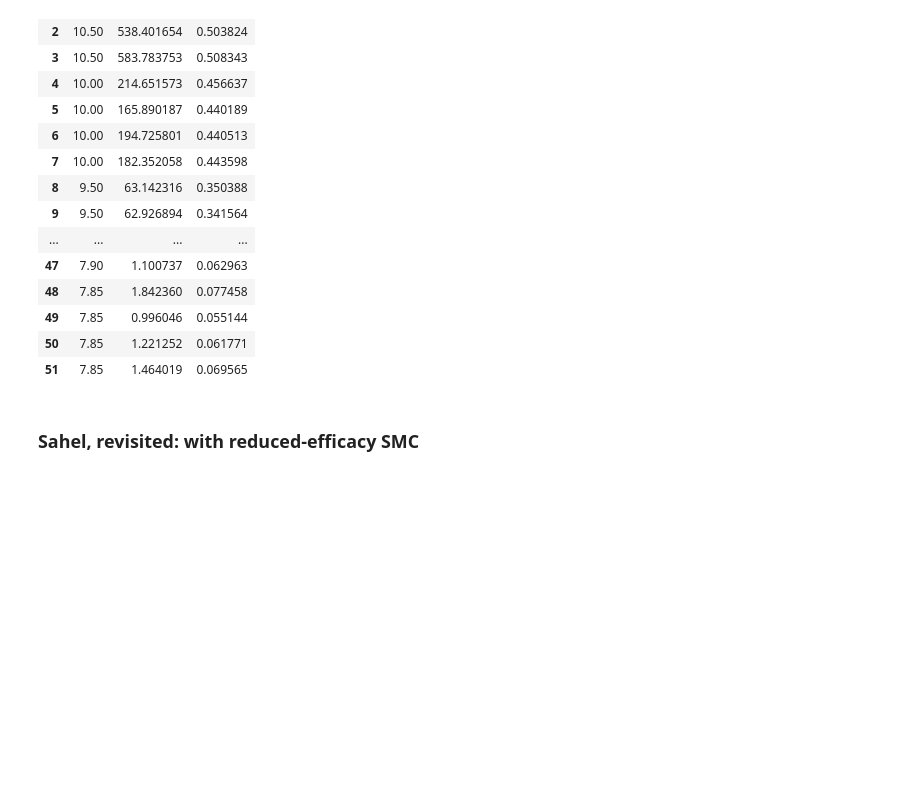
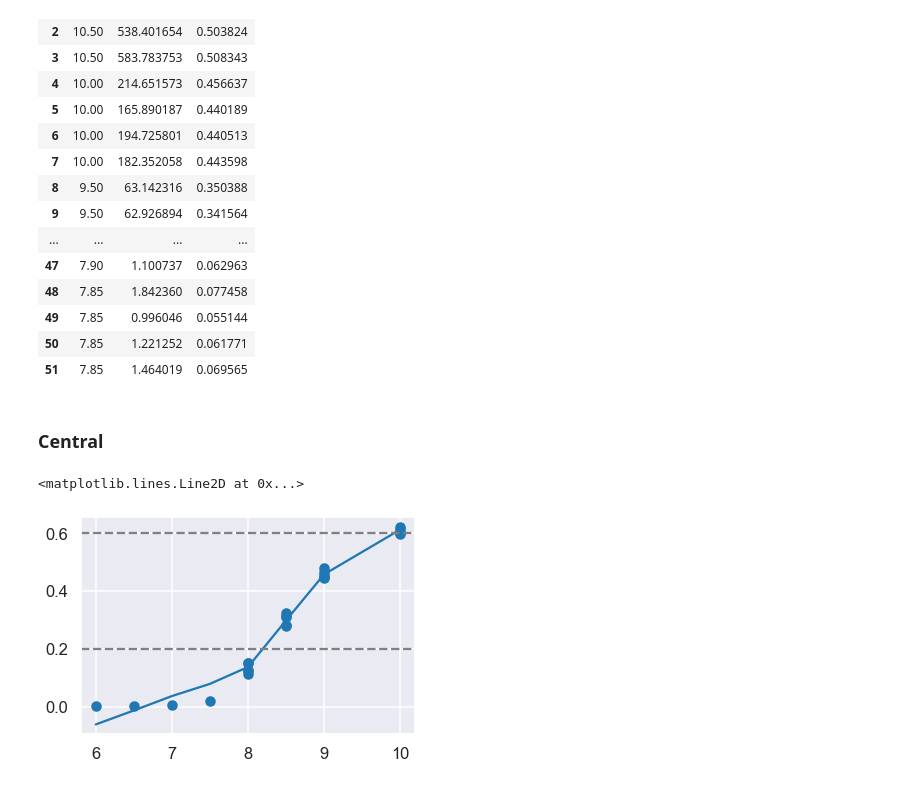
Before and after one commit to jgsuresh/malaria-sac-ipt_dtk-tools, a Jupyter notebook: notebooks/determining_archetype_transmission_levels.ipynb, the cells around one changed output. Saved outputs shown, nothing was run; the diff lists cells and outputs as text; code cells hidden in the pictures; blank space fills up the shorter version.

Commit message:
GR analysis, SMC variations, ITN variations and Magude archetype for Magude project crossover, Central burnins chosen

```diff
--- a/notebooks/determining_archetype_transmission_levels.ipynb
+++ b/notebooks/determining_archetype_transmission_levels.ipynb
@@ -143,5 +143,7 @@ burnin_sahel_master_df = pd.DataFrame({
 # %%
 burnin_master_df = pd.concat([burnin_southern_master_df, burnin_sahel_master_df], ignore_index=True)
 burnin_master_df.to_csv("../burnins.csv", index=False)
-# %% [markdown]
-### Sahel, revisited: with reduced-efficacy SMC
+# %% [markdown]
+### Central
+# %%
+df = pd.read_csv("central_burnin_intensity_endpoints.csv")
@@ -147,0 +152,10 @@ burnin_master_df.to_csv("../burnins.csv", index=False)
+# %%
+x,y = df["hab"], df["pfpr2_10"]
+xs,ys = fit_lowess_spline(x,y)
+plt.scatter(df["hab"], df["pfpr2_10"])
+plt.plot(xs,ys)
+plt.axhline(0.2, linestyle='dashed', color='gray') #observed range for Zambia
+plt.axhline(0.6, linestyle='dashed', color='gray')
+# %% [output]
+<matplotlib.lines.Line2D at 0x...>
+[figure, added]
```
Also changed, not shown: parts of 9 cells of this notebook, 17 other files.
